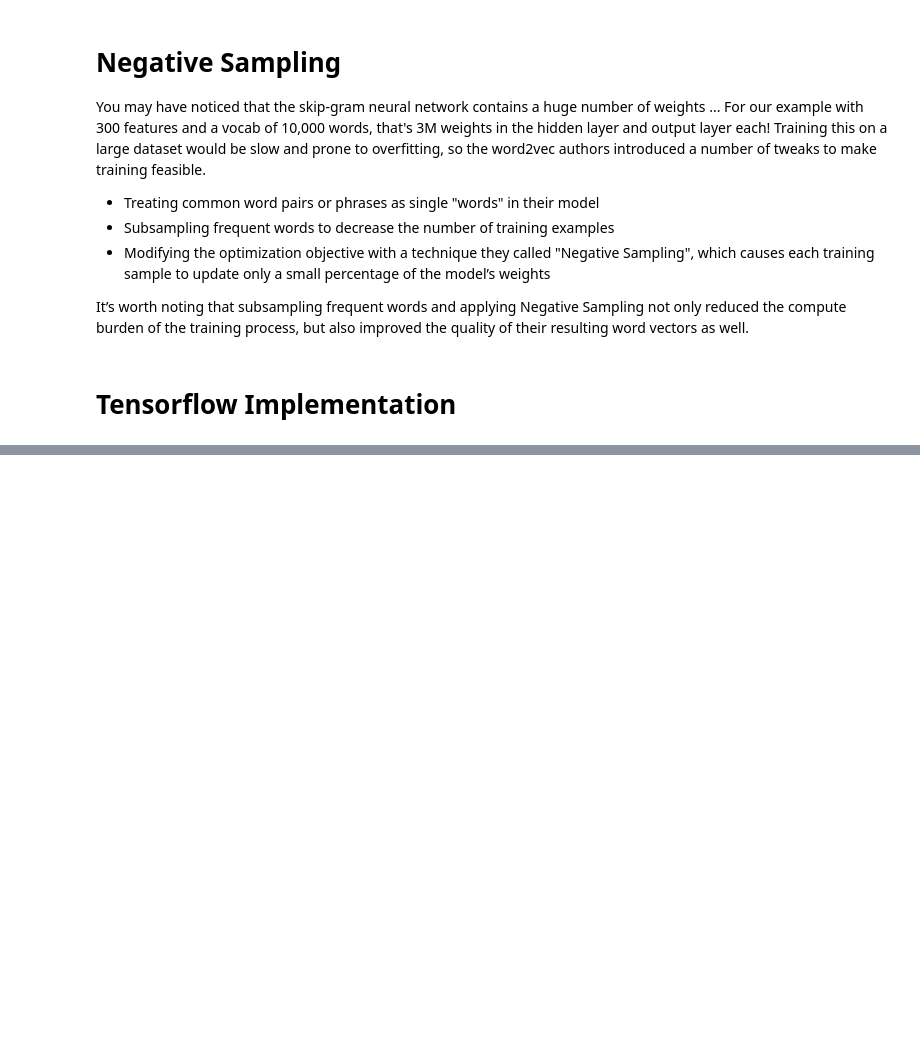
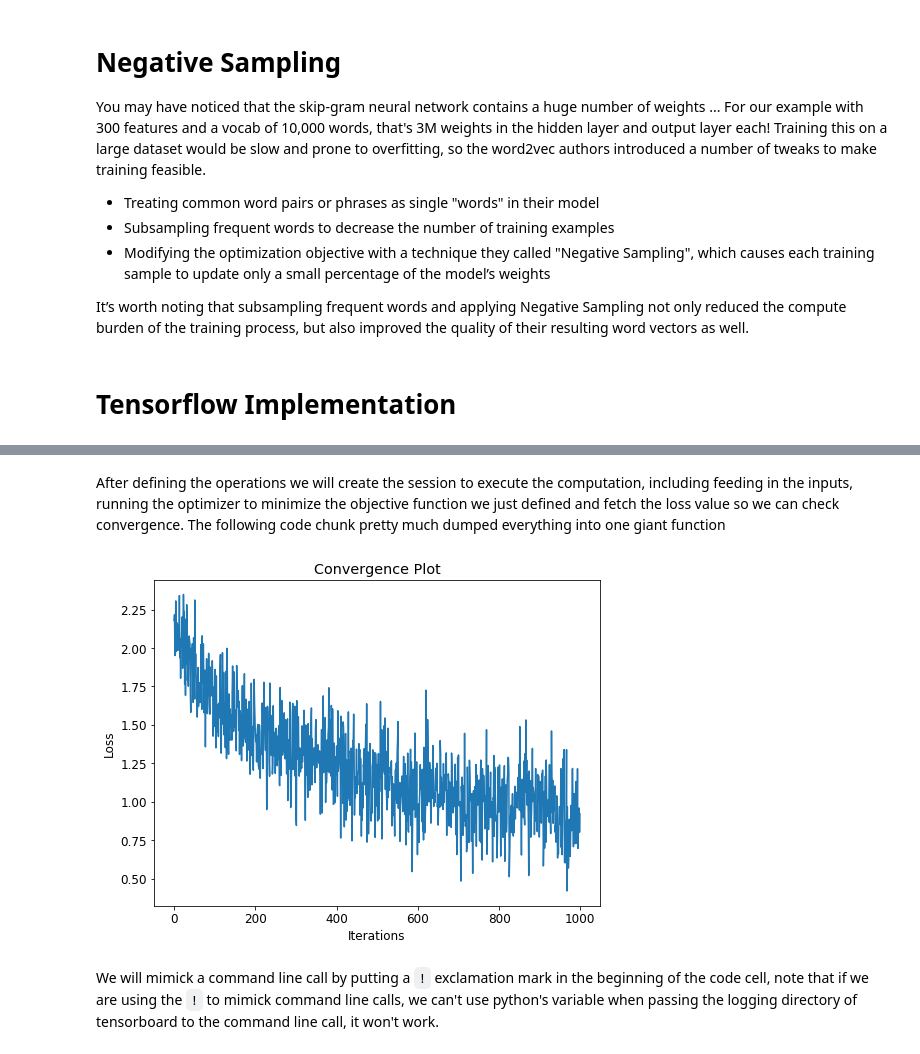
Before and after one commit to ethen8181/programming, a Jupyter notebook: word2vec/word2vec_detailed.ipynb, the cells around one changed output, grey strips where cells are left out. Drawn from its saved outputs; the diff is of its cells as text; code cells hidden in the pictures; blank space fills up the shorter version.

Commit message:
word2vec continued

```diff
--- a/word2vec/word2vec_detailed.ipynb
+++ b/word2vec/word2vec_detailed.ipynb
@@ -113,7 +140,9 @@ def build_dataset(words):
     word_index_rev = {idx: word for word, idx in word_index.items()}
     return data, count, word_index, word_index_rev
 # %%
-data, count, word_index, word_index_rev = build_dataset(words)
+# TODO : ??? do we need to return a 4 element tuple
+vocabulary_size = 50000
+data, count, word_index, word_index_rev = build_dataset(words, vocabulary_size)
 print('Most common words (+UNK)', count[:5])
 print('Sample data', data[:10])
 # %% [output]
@@ -179,7 +208,7 @@ def get_batch(iterator, batch_size):
     """Group a numerical stream into batches and yield them as Numpy arrays"""
     while True:
         center_batch = np.zeros(batch_size, dtype = np.int32)
-        target_batch = np.zeros([batch_size, 1], dtype = np.int32)
+        target_batch = np.zeros((batch_size, 1), dtype = np.int32)
         for index in range(batch_size):
             center_batch[index], target_batch[index] = next(iterator)
 
@@ -225,0 +291,40 @@ validate_indices=True, max_norm=None)
+# %% [markdown]
+After defining the operations we will create the session to execute the computation, including feeding in the inputs, running the optimizer to minimize the objective function we just defined and fetch the loss value so we can check convergence. The following code chunk pretty much dumped everything into one giant function
+# %%
+from tf_word2vec_no_frill import tf_word2vec
+
+
+VOCAB_SIZE = 50000
+BATCH_SIZE = 128
+EMBED_SIZE = 128  # dimension of the word embedding vectors
+WINDOW_SIZE = 5  # the context window
+NUM_SAMPLED = 64  # Number of negative examples to sample.
+LEARNING_RATE = 0.5
+EPOCHS = 1000
+TENSORBOARD = './graphs/no_frills/'
+word2vec_param = {'vocab_size': VOCAB_SIZE, 'batch_size': BATCH_SIZE,
+                  'embed_size': EMBED_SIZE, 'num_sampled': NUM_SAMPLED,
+                  'learning_rate': LEARNING_RATE, 'epochs': EPOCHS,
+                  'tensorboard': TENSORBOARD}
+# %%
+words = read_data()
+# words = [word for doc in documents for word in doc]
+data, count, word_index, word_index_rev = build_dataset(words, VOCAB_SIZE)
+iterator = generate_sample(indexed_words = data, window = WINDOW_SIZE)
+batch_gen = get_batch(iterator, BATCH_SIZE)
+word_vectors, history = tf_word2vec(batch_gen, **word2vec_param)
+# %%
+# visualize the convergence or course
+# we can also do this within tensorboard
+plt.rcParams['figure.figsize'] = 8, 6
+plt.rcParams['font.size'] = 12
+
+plt.plot(history)
+plt.title('Convergence Plot')
+plt.xlabel('Iterations')
+plt.ylabel('Loss')
+plt.show()
+# %% [output]
+[figure, added]
+# %% [markdown]
+We will mimick a command line call by putting a `!` exclamation mark in the beginning of the code cell, note that if we are using the `!` to mimick command line calls, we can't use python's variable when passing the logging directory of tensorboard to the command line call, it won't work.
```
Also changed, not shown: parts of 27 cells of this notebook, 20 other files.
